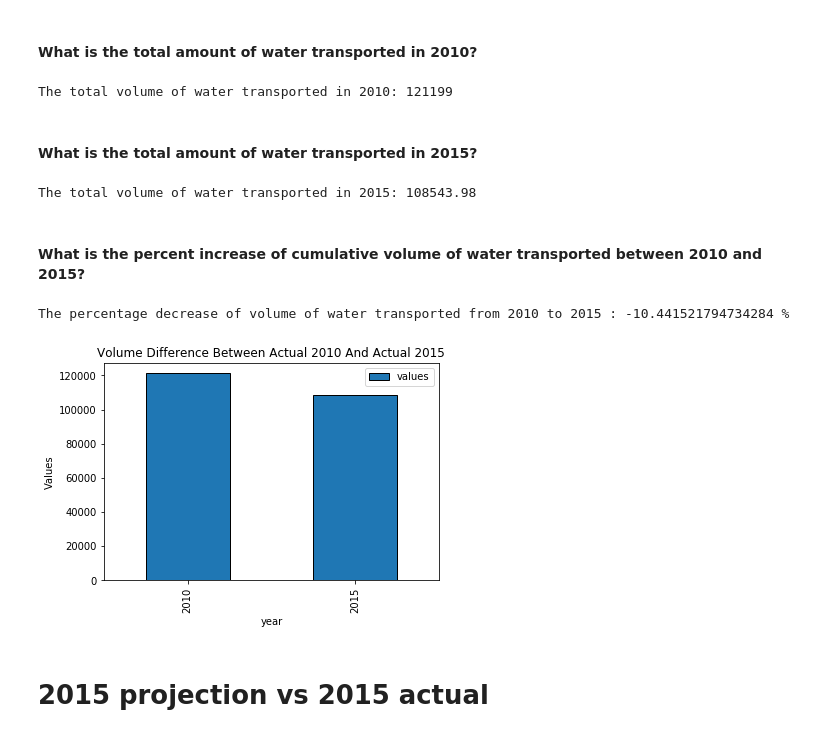
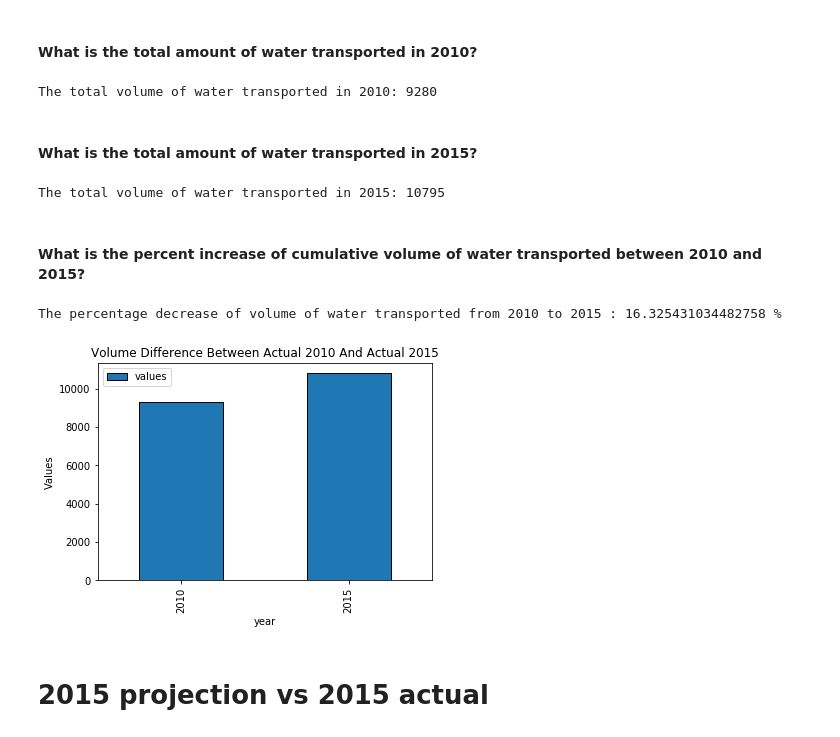
Before and after one commit to ds-modules/CE-110, a Jupyter notebook: CE-110_Lab_Mina.ipynb, the cells around one changed output. Saved outputs shown, nothing was run; the diff lists cells and outputs as text; code cells hidden in the pictures.

```diff
--- a/CE-110_Lab_Mina.ipynb
+++ b/CE-110_Lab_Mina.ipynb
@@ -307,6 +290,6 @@ plt.ylabel('Values (1e7)');
 # %% [markdown]
 #### What is the total amount of water transported in 2010?
 # %%
-volume_2010 = 1208 + 119991
+volume_2010 = 1870 + 7410
 print ("Amount of volume used in 2010 : " + str(volume_2010))
 # %% [output]
@@ -375,34 +357,33 @@ plt.ylabel('Values (1e8)');
 # %% [markdown]
 #### What is the total amount of water transported in 2010?
 # %%
-volume = 119991 + 1208
-print ("The total volume of water transported in 2010: " + str(volume))
+print ("The total volume of water transported in 2010: " + str(volume_2010))
 # %% [output]
-The total volume of water transported in 2010: 121199
+The total volume of water transported in 2010: 9280
 # %% [markdown]
 #### What is the total amount of water transported in 2015?
 # %%
-volume1 = 106451 + 2092.98
-print ("The total volume of water transported in 2015: " + str(volume1))
+volume_2015 = 2335 + 8460
+print ("The total volume of water transported in 2015: " + str(volume_2015))
 # %% [output]
-The total volume of water transported in 2015: 108543.98
+The total volume of water transported in 2015: 10795
 # %% [markdown]
 #### What is the percent increase of cumulative volume of water transported between 2010 and 2015?
 # %%
-decrease = volume1 - volume
-percentage_dec = decrease / volume * 100
+difference = volume_2015 - volume_2010
+percentage_diff = difference / volume_2010 * 100
 print ("The percentage decrease of volume of water transported from 2010 to 2015 : " + str(percentage_dec) + " %")
 # %% [output]
-The percentage decrease of volume of water transported from 2010 to 2015 : -10.441521794734284 %
+The percentage decrease of volume of water transported from 2010 to 2015 : 16.325431034482758 %
 # %%
 data_3 = pd.DataFrame(data =
                       {"year" : [2010, 2015],
-                       "values" : [volume, volume1]})
+                       "values" : [volume_2010, volume_2015]})
 data_3.plot(kind='bar',x='year', y='values')
 plt.title("Volume Difference Between Actual 2010 And Actual 2015")
 plt.ylabel('Values');
 # %% [output]
-[figure, old version]
+[figure, new version]
 # %% [markdown]
 # 2015 projection vs 2015 actual
 # %% [markdown]
```
Also changed, not shown: parts of 47 cells of this notebook.
